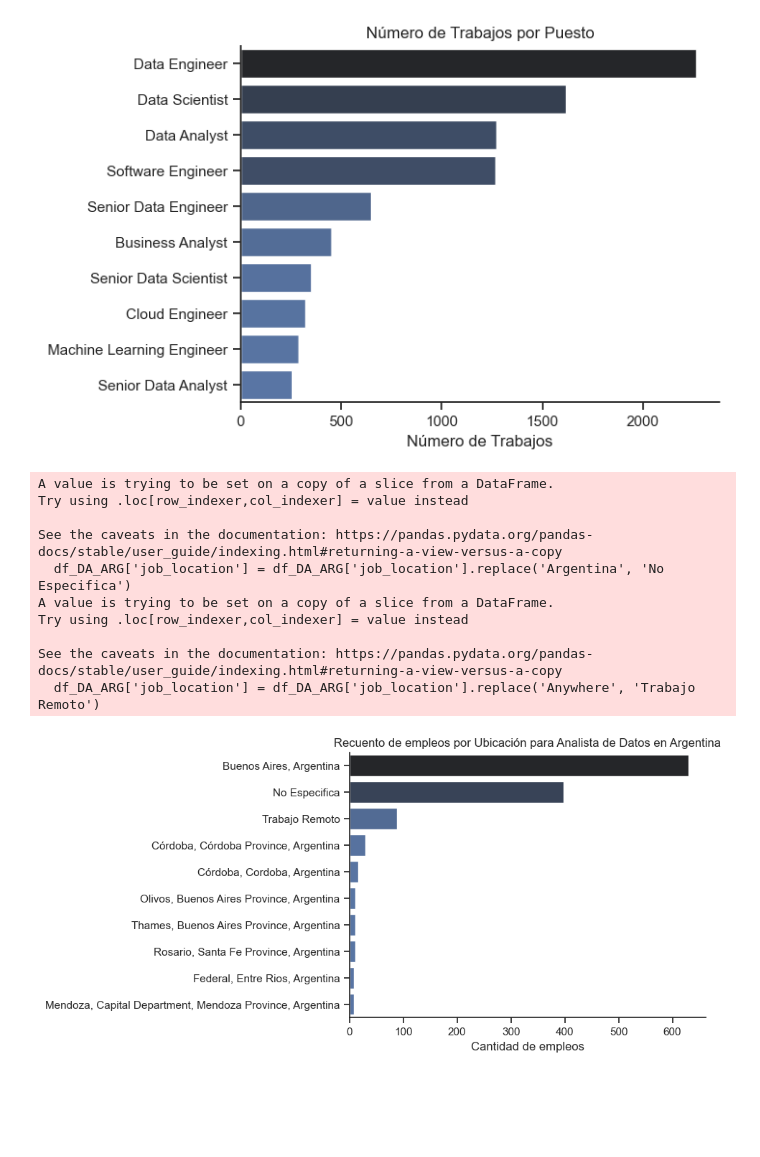
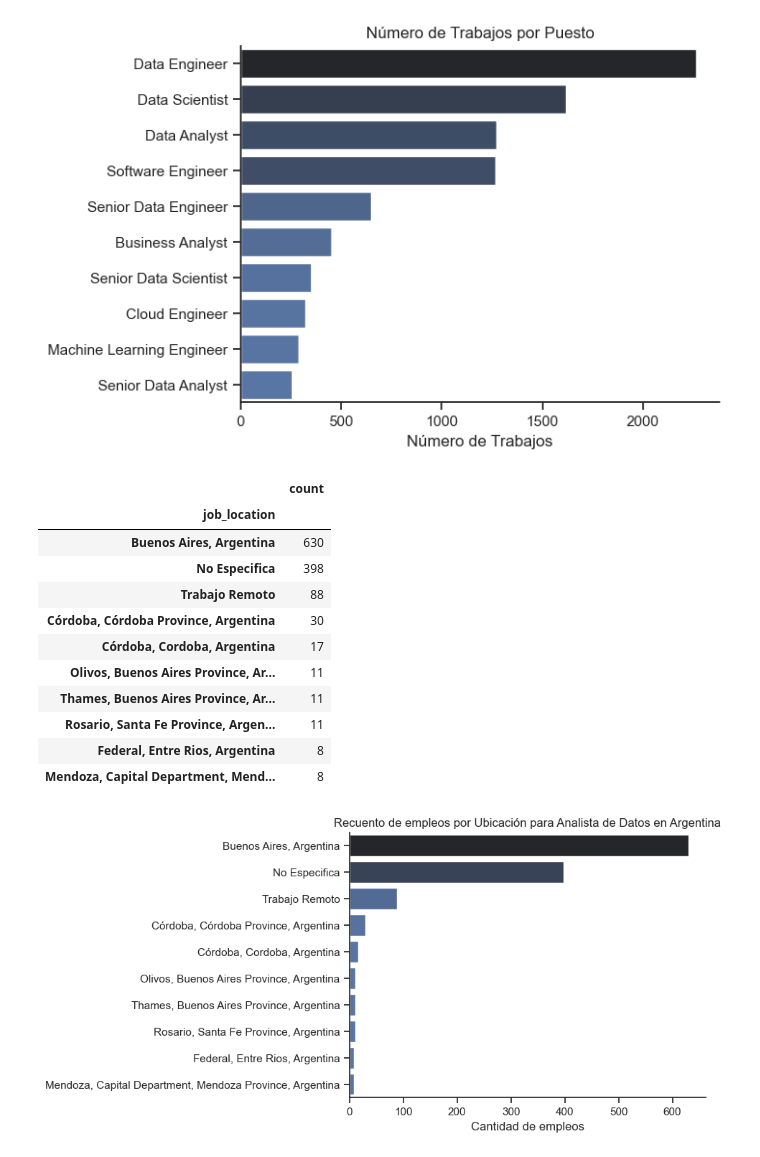
Before and after one commit to gonzaloextremadouro/Python_Analisis_Empleos, a Jupyter notebook: 1_ EDA_Intro.ipynb, the cells around one changed output. Drawn from its saved outputs; the diff is of its cells as text; code cells hidden in the pictures; blank space fills up the shorter version.

```diff
--- a/1_ EDA_Intro.ipynb
+++ b/1_ EDA_Intro.ipynb
@@ -28,23 +31,32 @@ plt.show()
 # %% [output]
 [figure]
 # %%
-## Filter for Data Analyst roles in Argentina
+# Creamos un DataFrame en el que filtremos por nuestro trabajo de interés.
+job_name = 'Data Analyst'
 
-df_DA_ARG = df[(df['job_country'] == 'Argentina') & (df['job_title_short'] == 'Data Analyst')]
+df_job_ARG = df_ARG[df_ARG['job_title_short'] == job_name]
 
-df_DA_ARG['job_location'] = df_DA_ARG['job_location'].replace('Argentina', 'No Especifica')
-df_DA_ARG['job_location'] = df_DA_ARG['job_location'].replace('Anywhere', 'Trabajo Remoto')
+df_job_ARG['job_location'] = df_job_ARG['job_location'].replace('Argentina', 'No Especifica')
+df_job_ARG['job_location'] = df_job_ARG['job_location'].replace('Anywhere', 'Trabajo Remoto')
+
+df_job_ARG
-# %% [output]
-A value is trying to be set on a copy of a slice from a DataFrame.
-Try using .loc[row_indexer,col_indexer] = value instead
-
-See the caveats in the documentation: https://pandas.pydata.org/pandas-docs/stable/user_guide/indexing.html#returning-a-view-versus-a-copy
-  df_DA_ARG['job_location'] = df_DA_ARG['job_location'].replace('Argentina', 'No Especifica')
-A value is trying to be set on a copy of a slice from a DataFrame.
-Try using .loc[row_indexer,col_indexer] = value instead
-
-See the caveats in the documentation: https://pandas.pydata.org/pandas-docs/stable/user_guide/indexing.html#returning-a-view-versus-a-copy
-  df_DA_ARG['job_location'] = df_DA_ARG['job_location'].replace('Anywhere', 'Trabajo Remoto')
 # %%
-df_plot = df_DA_ARG['job_location'].value_counts().head(10).to_frame()
+# Agrupamos y ordenamos según la ubicación.
+
+df_plot = df_job_ARG['job_location'].value_counts().head(10).to_frame()
+
+df_plot
+# %% [output]
+|  | count |
+| job_location |  |
+| Buenos Aires, Argentina | 630 |
+| No Especifica | 398 |
+| Trabajo Remoto | 88 |
+| Córdoba, Córdoba Province, Argentina | 30 |
+| Córdoba, Cordoba, Argentina | 17 |
+| Olivos, Buenos Aires Province, Ar... | 11 |
+| Thames, Buenos Aires Province, Ar... | 11 |
+| Rosario, Santa Fe Province, Argen... | 11 |
+| Federal, Entre Rios, Argentina | 8 |
+| Mendoza, Capital Department, Mend... | 8 |
 # %%
```
Also changed, not shown: parts of 11 cells of this notebook.
